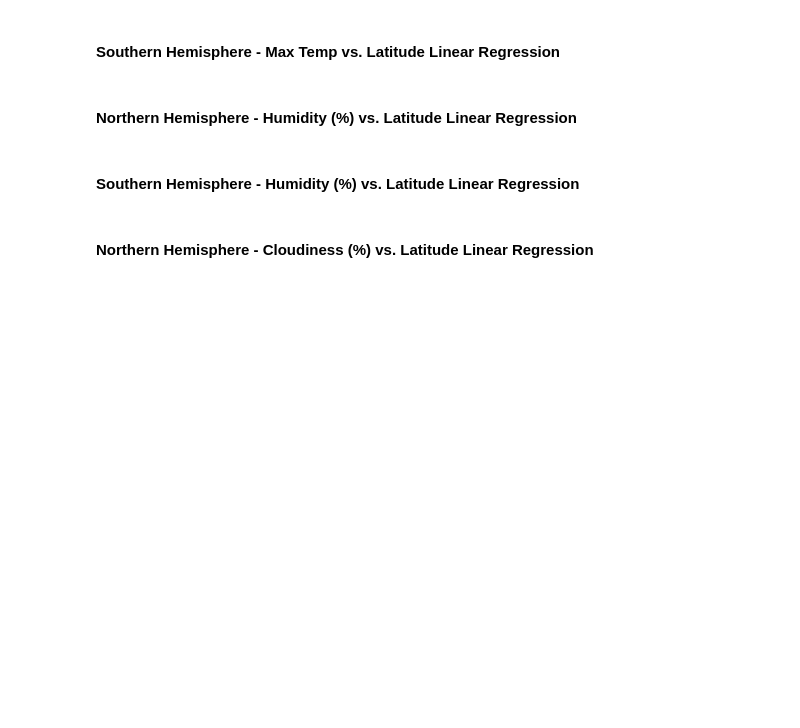
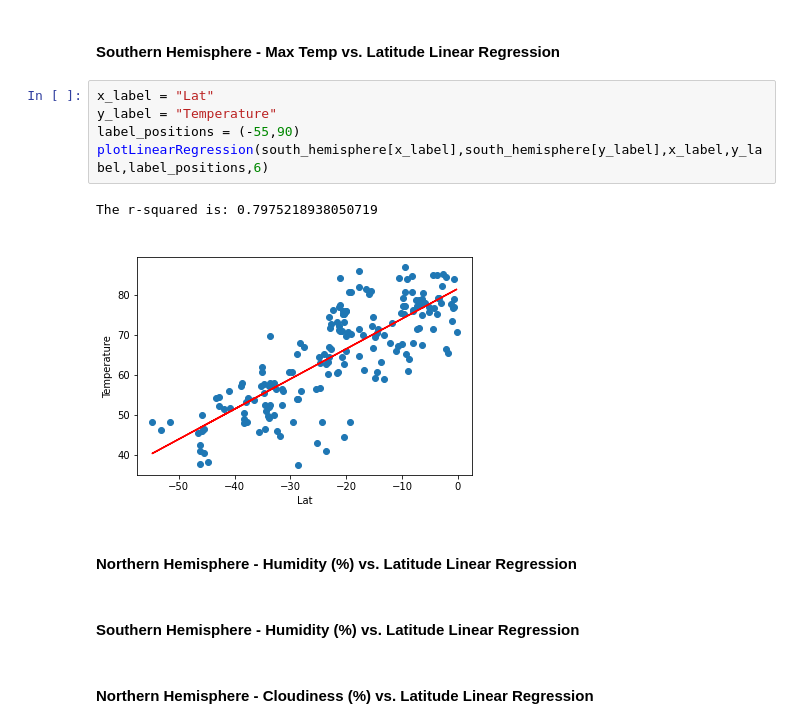
Before and after one commit to Okyere82/Python_API_Challenge, a Jupyter notebook: WeatherPy/WeatherPy.ipynb, the cells around one changed output. Cells and saved outputs as stored; diff of their text form; blank space fills up the shorter version.

```diff
--- a/WeatherPy/WeatherPy.ipynb
+++ b/WeatherPy/WeatherPy.ipynb
@@ -219,5 +272,13 @@ plt.show()
 # %% [markdown]
 ####  Southern Hemisphere - Max Temp vs. Latitude Linear Regression
+# %%
+x_label = "Lat"
+y_label = "Temperature"
+label_positions = (-55,90)
+plotLinearRegression(south_hemisphere[x_label],south_hemisphere[y_label],x_label,y_label,label_positions,6)
+# %% [output]
+The r-squared is: 0.7975218938050719
+[figure, added]
 # %% [markdown]
 ####  Northern Hemisphere - Humidity (%) vs. Latitude Linear Regression
 # %% [markdown]
```
Also changed, not shown: parts of 4 cells of this notebook.
